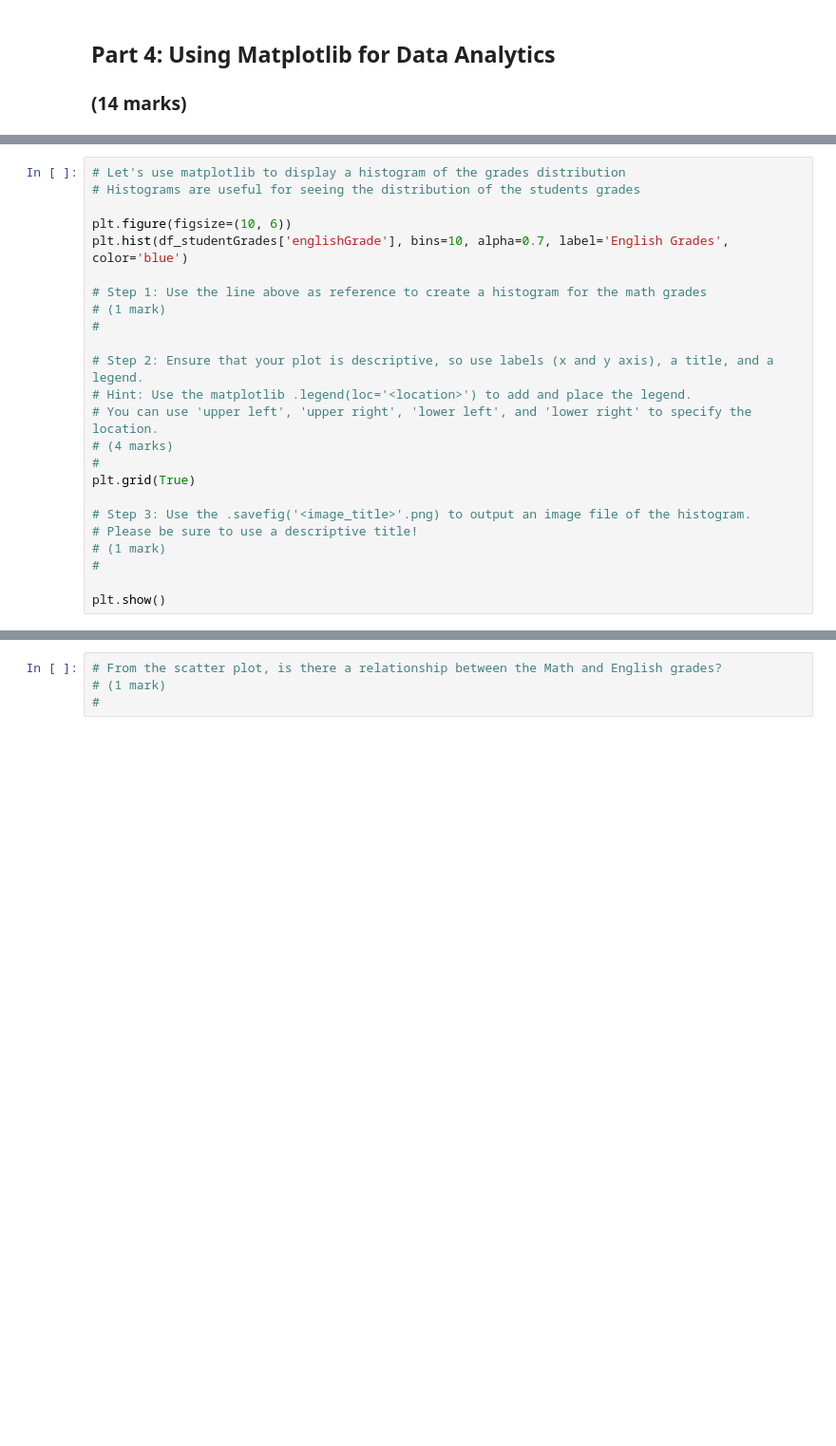
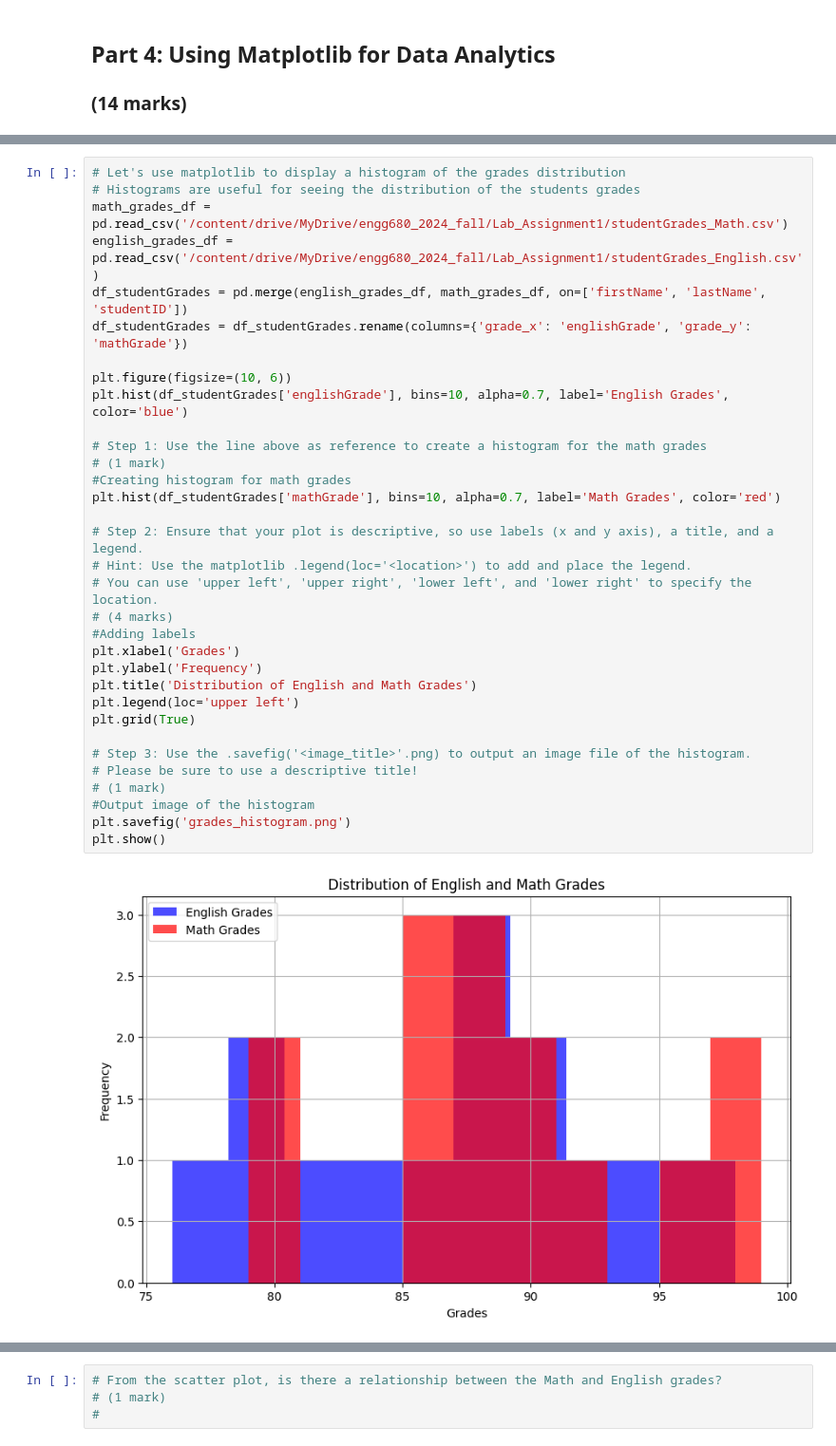
Before and after one commit to kennedyconnors/engg680_2024_fall, a Jupyter notebook: Lab_Assignment1/StudentGradeManagementSystem.ipynb, the cells around one changed output, grey strips where cells are left out. Shown at 95% size. Cells and saved outputs as stored; diff of their text form; blank space fills up the shorter version.

```diff
--- a/Lab_Assignment1/StudentGradeManagementSystem.ipynb
+++ b/Lab_Assignment1/StudentGradeManagementSystem.ipynb
@@ -296,27 +303,38 @@ print(df_studentsGPASorted_homeroom)
 # %%
 # Let's use matplotlib to display a histogram of the grades distribution
 # Histograms are useful for seeing the distribution of the students grades
+math_grades_df = pd.read_csv('/content/drive/MyDrive/engg680_2024_fall/Lab_Assignment1/studentGrades_Math.csv')
+english_grades_df = pd.read_csv('/content/drive/MyDrive/engg680_2024_fall/Lab_Assignment1/studentGrades_English.csv')
+df_studentGrades = pd.merge(english_grades_df, math_grades_df, on=['firstName', 'lastName', 'studentID'])
+df_studentGrades = df_studentGrades.rename(columns={'grade_x': 'englishGrade', 'grade_y': 'mathGrade'})
 
 plt.figure(figsize=(10, 6))
 plt.hist(df_studentGrades['englishGrade'], bins=10, alpha=0.7, label='English Grades', color='blue')
 
 # Step 1: Use the line above as reference to create a histogram for the math grades
 # (1 mark)
-#
+#Creating histogram for math grades
+plt.hist(df_studentGrades['mathGrade'], bins=10, alpha=0.7, label='Math Grades', color='red')
 
 # Step 2: Ensure that your plot is descriptive, so use labels (x and y axis), a title, and a legend.
 # Hint: Use the matplotlib .legend(loc='<location>') to add and place the legend.
 # You can use 'upper left', 'upper right', 'lower left', and 'lower right' to specify the location.
 # (4 marks)
-#
+#Adding labels
+plt.xlabel('Grades')
+plt.ylabel('Frequency')
+plt.title('Distribution of English and Math Grades')
+plt.legend(loc='upper left')
 plt.grid(True)
 
 # Step 3: Use the .savefig('<image_title>'.png) to output an image file of the histogram.
 # Please be sure to use a descriptive title!
 # (1 mark)
-#
-
+#Output image of the histogram
+plt.savefig('grades_histogram.png')
 plt.show()
+# %% [output]
+[figure, added]
 # %%
 # Let's also use matplotlib to display a scatter plot of English vs. Math grades
 # Scatter plots are useful for seeing the relationship between two variables
```
Also changed, not shown: parts of 5 cells of this notebook.
